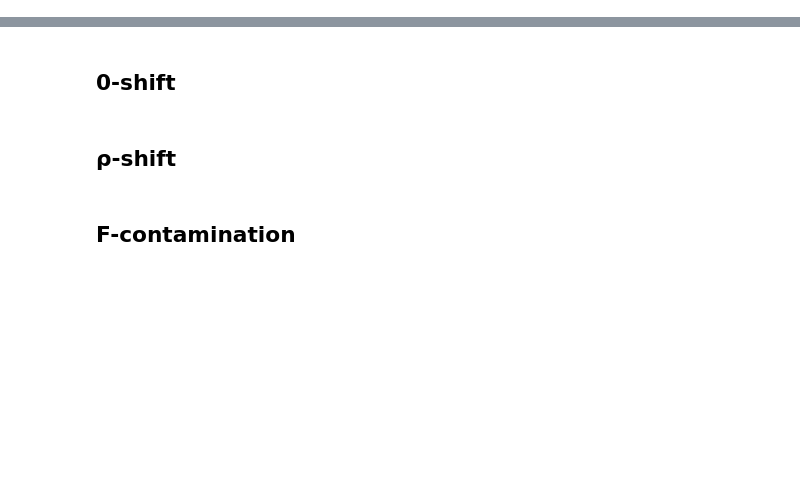
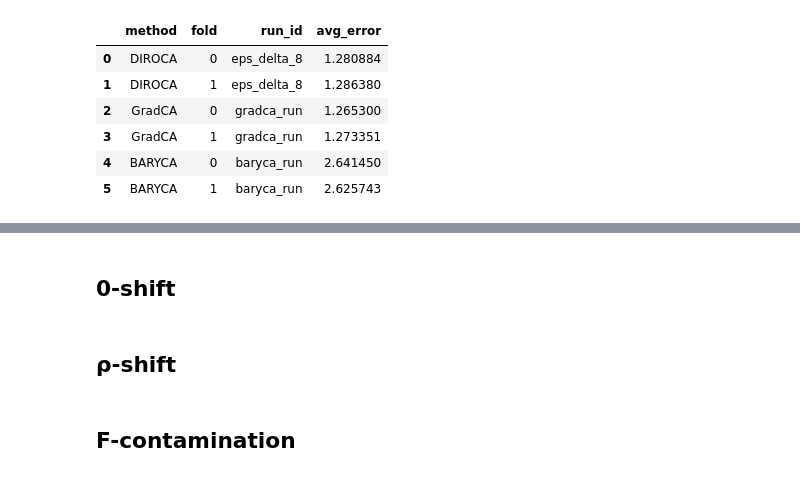
Before and after one commit to yfelekis/DiRoCA, a Jupyter notebook: eval_ell.ipynb, the cells around one changed output, grey strips where cells are left out. Saved outputs shown, nothing was run; the diff lists cells and outputs as text; code cells hidden in the pictures; blank space fills up the shorter version.

```diff
--- a/eval_ell.ipynb
+++ b/eval_ell.ipynb
@@ -0,0 +17,13 @@
+# %%
+# Load the dictionaries containing the results for each optimization method
+diroca_results = joblib.load(f"{path}/diroca_cv_results.pkl")
+gradca_results = joblib.load(f"{path}/gradca_cv_results.pkl")
+baryca_results = joblib.load(f"{path}/baryca_cv_results.pkl")
+
+# Also load the original data dictionary
+all_data = ut.load_all_data(experiment)
+
+print("Successfully loaded results for all optimization methods.")
+print(f"  - DIROCA results keys: {list(diroca_results.keys())}")
+print(f"  - GradCA results keys: {list(gradca_results.keys())}")
+print(f"  - BARYCA results keys: {list(baryca_results.keys())}")
@@ -0,0 +82,68 @@
+# %%
+# 3. Unpack the necessary data collections from your loaded data
+Dll_samples = all_data['LLmodel']['data']
+Dhl_samples = all_data['HLmodel']['data']
+I_ll_relevant = all_data['LLmodel']['intervention_set']
+omega = all_data['abstraction_data']['omega']
+# %%
+# --- Main Evaluation Loop (Averaged Over All Interventions) ---
+
+# 1. Create a list to store a record for each evaluation run
+evaluation_records = []
+
+# 2. Group all your results dictionaries together for easy iteration
+results_to_evaluate = {
+    "DIROCA": diroca_results,
+    "GradCA": gradca_results,
+    "BARYCA": baryca_results
+    # You can add other baselines like Abs-LiNGAM here
+}
+
+
+
+# 4. Loop through each method, fold, and hyperparameter run
+for method_name, results_dict in results_to_evaluate.items():
+    print(f"-- Evaluating method: {method_name} --")
+    for fold_key, fold_results in results_dict.items():
+        for run_key, run_data in fold_results.items():
+
+            # a. Get the learned T matrix and test indices for this run
+            T_learned = run_data['T_matrix']
+            test_indices = run_data['test_indices']
+
+            # b. NEW: Loop over all interventions to get an average error
+            errors_per_intervention = []
+            for iota in I_ll_relevant:
+                # Get the correct slice of test data for this intervention
+                Dll_test_iota = Dll_samples[iota][test_indices]
+                Dhl_test_iota = Dhl_samples[omega[iota]][test_indices]
+
+                # Calculate the abstraction error for this specific intervention
+                error = calculate_abstraction_error(T_learned, Dll_test_iota, Dhl_test_iota)
+                if not np.isnan(error):
+                    errors_per_intervention.append(error)
+
+            # c. Calculate the final error as the average over all interventions
+            average_error = np.mean(errors_per_intervention) if errors_per_intervention else np.nan
+
+            # d. Store the result in a structured record
+            record = {
+                'method': method_name,
+                'fold': int(fold_key.split('_')[1]),
+                'run_id': run_key,
+                'avg_error': average_error # Store the new average error
+            }
+            evaluation_records.append(record)
+
+# 5. Convert the list of records into a pandas DataFrame for easy analysis
+results_df = pd.DataFrame(evaluation_records)
+
+print("\n\n--- Evaluation Complete ---")
+print("Displaying the average '0-shift' error (across all interventions) for every run:")
+display(results_df)
+
+# 6. Calculate and display the final summary statistics
+print("\n--- Final Summary (Mean Error ± Std Dev across all folds) ---")
+summary_stats = results_df.groupby(['method', 'run_id'])['avg_error'].agg(['mean', 'std']).sort_values('mean')
+display(summary_stats)
+# %% [output]
@@ -0,0 +157,7 @@
+|  | method | fold | run_id | avg_error |
+| 0 | DIROCA | 0 | eps_delta_8 | 1.280884 |
+| 1 | DIROCA | 1 | eps_delta_8 | 1.286380 |
+| 2 | GradCA | 0 | gradca_run | 1.265300 |
+| 3 | GradCA | 1 | gradca_run | 1.273351 |
+| 4 | BARYCA | 0 | baryca_run | 2.641450 |
+| 5 | BARYCA | 1 | baryca_run | 2.625743 |
```
Also changed, not shown: parts of 13 cells of this notebook, 7 other files.
